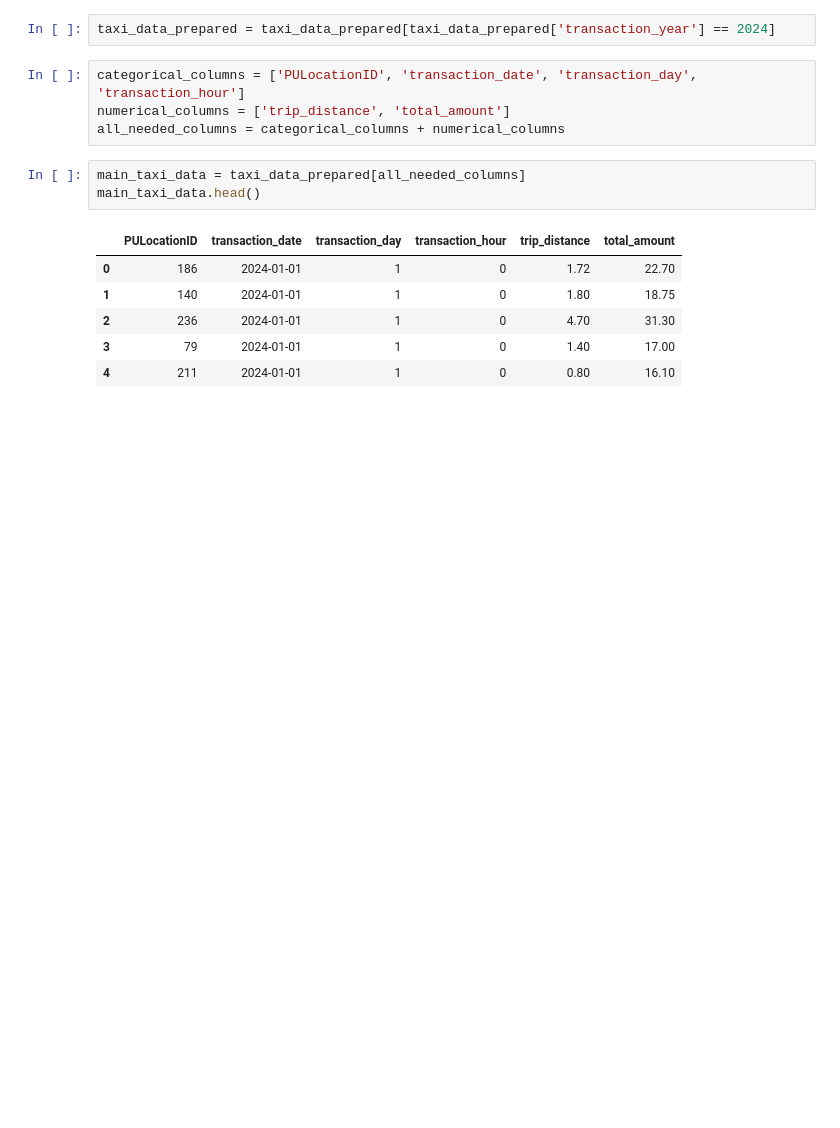
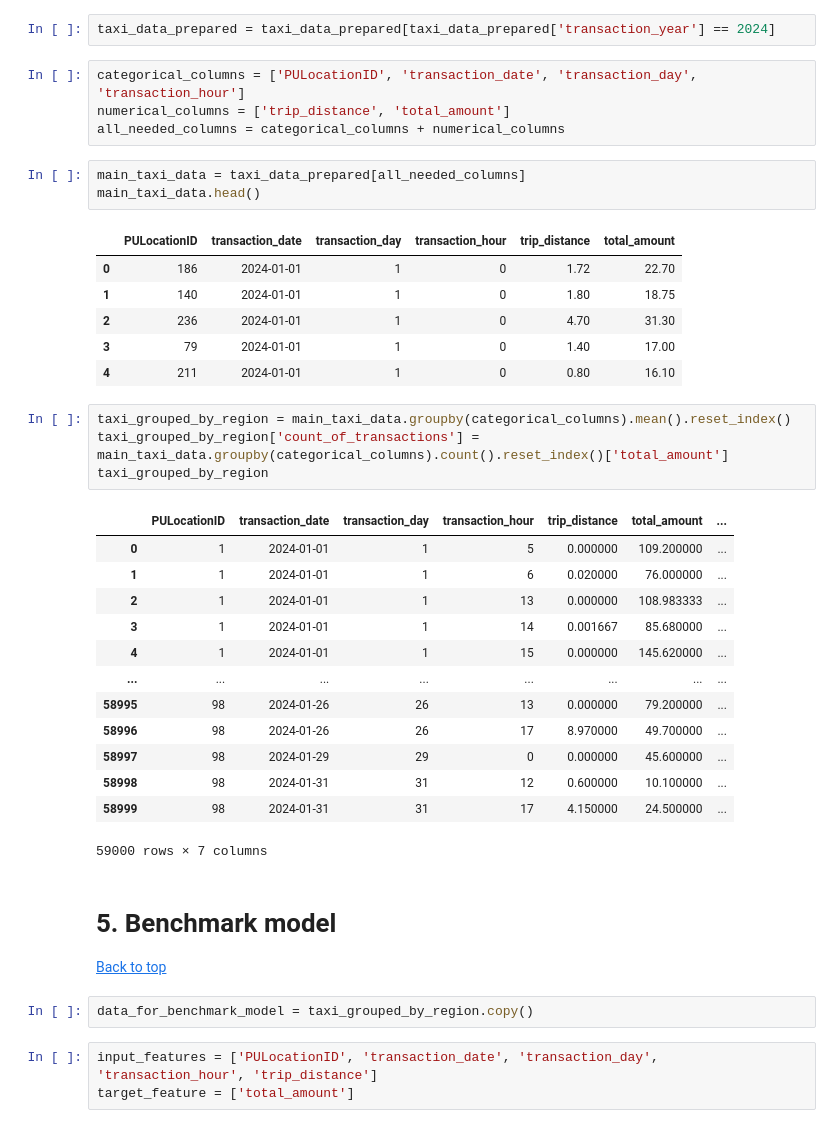
Before and after one commit to danielcamacho9712/Machine-Learning-Project, a Jupyter notebook: NY_yellow-taxis.ipynb, the cells around one changed output. Cells and saved outputs as stored; diff of their text form; blank space fills up the shorter version.

```diff
--- a/NY_yellow-taxis.ipynb
+++ b/NY_yellow-taxis.ipynb
@@ -181,3 +205,29 @@ main_taxi_data.head()
 | 2 | 236 | 2024-01-01 | 1 | 0 | 4.70 | 31.30 |
 | 3 | 79 | 2024-01-01 | 1 | 0 | 1.40 | 17.00 |
 | 4 | 211 | 2024-01-01 | 1 | 0 | 0.80 | 16.10 |
+# %%
+taxi_grouped_by_region = main_taxi_data.groupby(categorical_columns).mean().reset_index()
+taxi_grouped_by_region['count_of_transactions'] = main_taxi_data.groupby(categorical_columns).count().reset_index()['total_amount']
+taxi_grouped_by_region
+# %% [output]
+|  | PULocationID | transaction_date | transaction_day | transaction_hour | trip_distance | total_amount | ... |
+| 0 | 1 | 2024-01-01 | 1 | 5 | 0.000000 | 109.200000 | ... |
+| 1 | 1 | 2024-01-01 | 1 | 6 | 0.020000 | 76.000000 | ... |
+| 2 | 1 | 2024-01-01 | 1 | 13 | 0.000000 | 108.983333 | ... |
+| 3 | 1 | 2024-01-01 | 1 | 14 | 0.001667 | 85.680000 | ... |
+| 4 | 1 | 2024-01-01 | 1 | 15 | 0.000000 | 145.620000 | ... |
+| ... | ... | ... | ... | ... | ... | ... | ... |
+| 58995 | 98 | 2024-01-26 | 26 | 13 | 0.000000 | 79.200000 | ... |
+| 58996 | 98 | 2024-01-26 | 26 | 17 | 8.970000 | 49.700000 | ... |
+| 58997 | 98 | 2024-01-29 | 29 | 0 | 0.000000 | 45.600000 | ... |
+| 58998 | 98 | 2024-01-31 | 31 | 12 | 0.600000 | 10.100000 | ... |
+| 58999 | 98 | 2024-01-31 | 31 | 17 | 4.150000 | 24.500000 | ... |
+59000 rows × 7 columns
+# %% [markdown]
+# 5. Benchmark model <a id='benchmark_model'></a>
+[Back to top](#table_of_content)
+# %%
+data_for_benchmark_model = taxi_grouped_by_region.copy()
+# %%
+input_features = ['PULocationID', 'transaction_date', 'transaction_day', 'transaction_hour', 'trip_distance']
+target_feature = ['total_amount']
```
Also changed, not shown: parts of 8 cells of this notebook.
